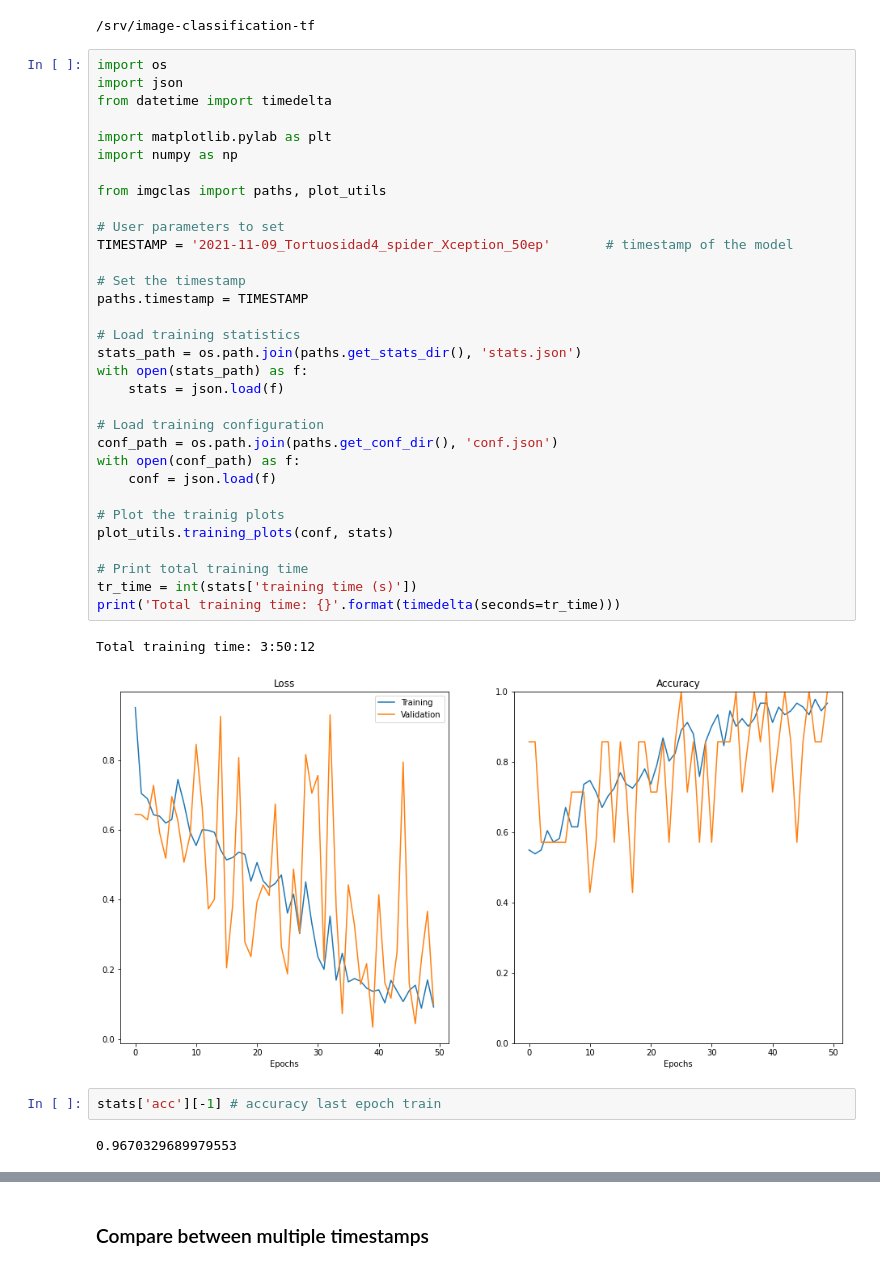
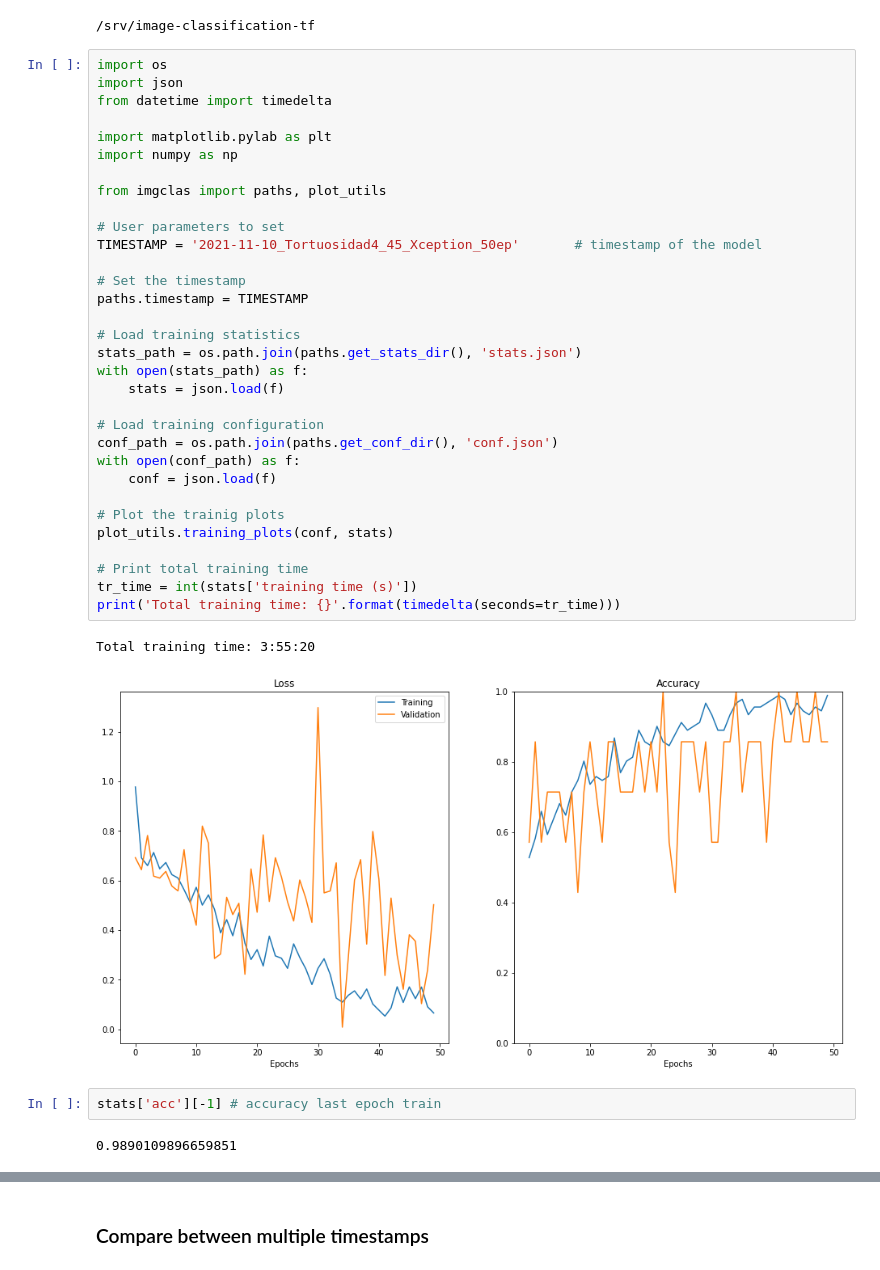
Before and after one commit to MiriamCobo/CoronaryArteries, a Jupyter notebook: notebooks/2.0-Model_training.ipynb, the cells around one changed output, grey strips where cells are left out. Drawn from its saved outputs; the diff is of its cells as text.

Commit message:
Model 4 for 45 angiographies

```diff
--- a/notebooks/2.0-Model_training.ipynb
+++ b/notebooks/2.0-Model_training.ipynb
@@ -51,40 +51,40 @@ import os
 import json
 from datetime import timedelta
 
 import matplotlib.pylab as plt
 import numpy as np
 
 from imgclas import paths, plot_utils
 
 # User parameters to set
-TIMESTAMP = '2021-11-09_Tortuosidad4_spider_Xception_50ep'       # timestamp of the model
+TIMESTAMP = '2021-11-10_Tortuosidad4_45_Xception_50ep'       # timestamp of the model
 
 # Set the timestamp
 paths.timestamp = TIMESTAMP
 
 # Load training statistics
 stats_path = os.path.join(paths.get_stats_dir(), 'stats.json')
 with open(stats_path) as f:
     stats = json.load(f)
 
 # Load training configuration
 conf_path = os.path.join(paths.get_conf_dir(), 'conf.json')
 with open(conf_path) as f:
     conf = json.load(f)
 
 # Plot the trainig plots
 plot_utils.training_plots(conf, stats)
 
 # Print total training time
 tr_time = int(stats['training time (s)'])
 print('Total training time: {}'.format(timedelta(seconds=tr_time)))
 # %% [output]
-Total training time: 3:50:12
+Total training time: 3:55:20
-[figure, old version]
+[figure, new version]
 # %%
 stats['acc'][-1] # accuracy last epoch train
 # %% [output]
-0.9670329689979553
+0.9890109896659851
 # %%
 stats['val_acc'][-1] # acc last epoch val
 # %% [output]
```
Also changed, not shown: parts of 2 cells of this notebook, 5 other files.
